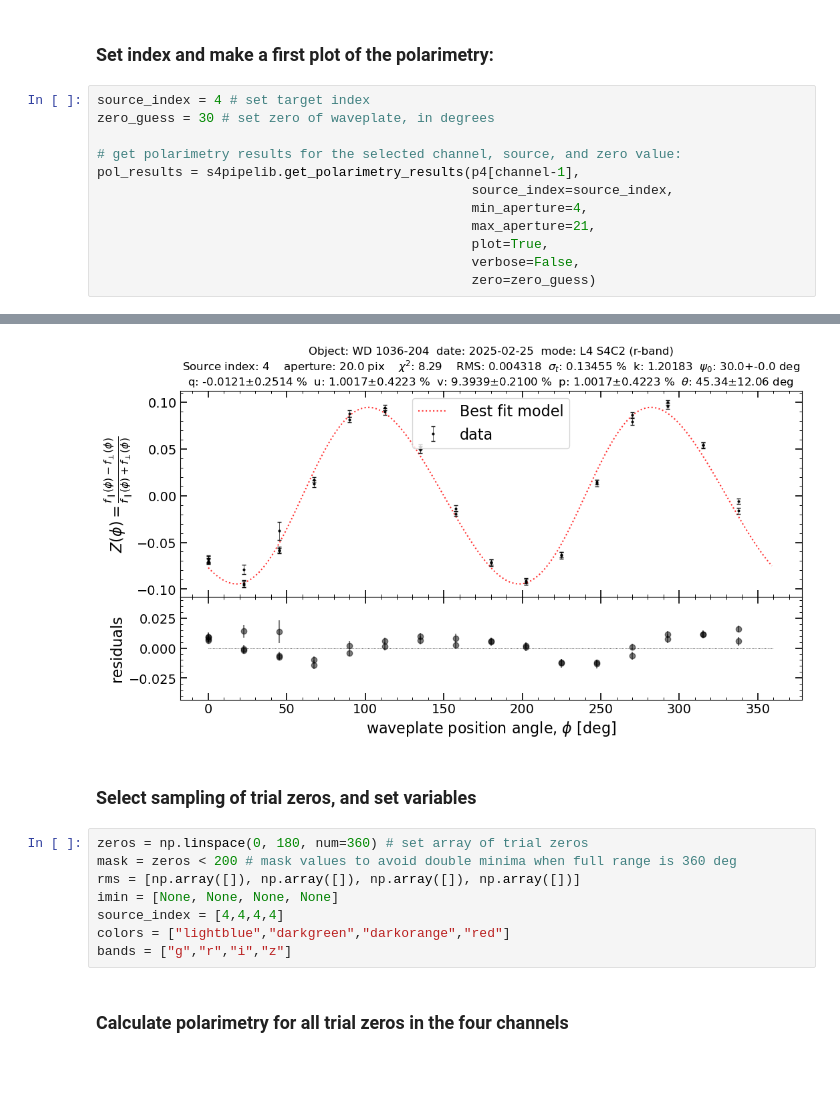
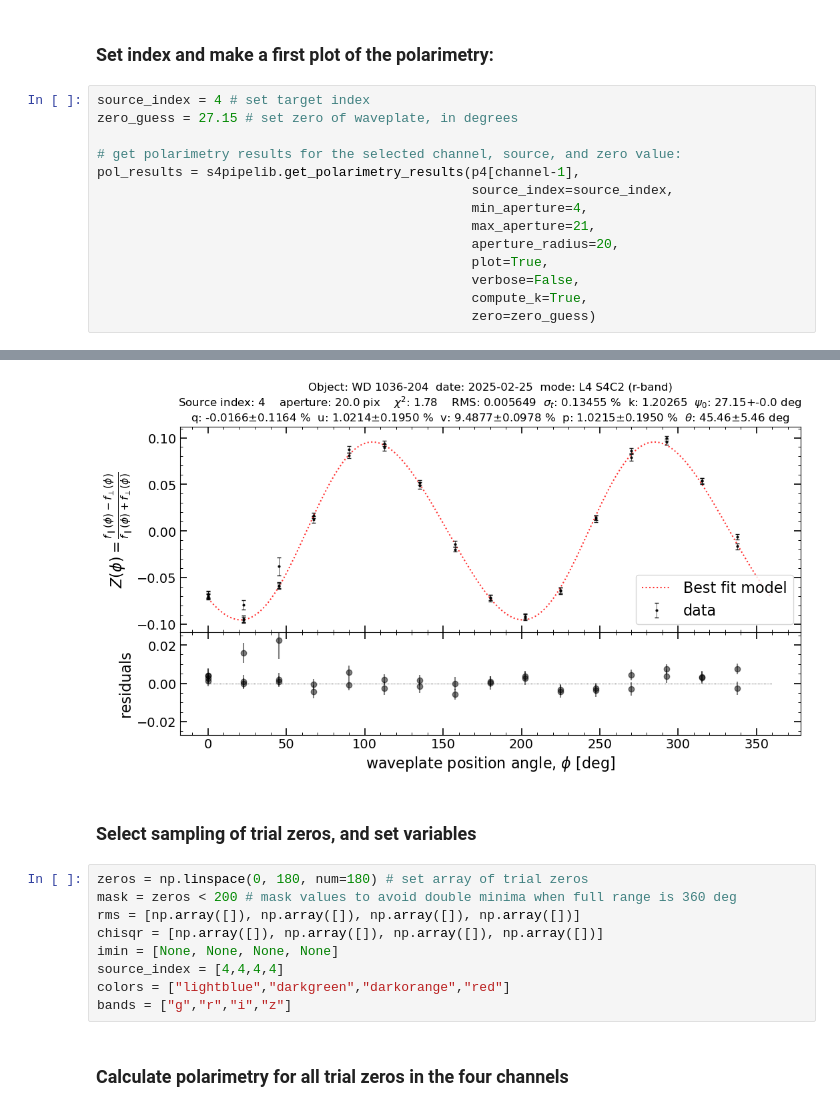
Before and after one commit to edermartioli/sparc4-pipeline, a Jupyter notebook: notebooks/sp4_calibrate_zero_from_circular_std.ipynb, the cells around one changed output, grey strips where cells are left out. Cells and saved outputs as stored; diff of their text form; blank space fills up the shorter version.

```diff
--- a/notebooks/sp4_calibrate_zero_from_circular_std.ipynb
+++ b/notebooks/sp4_calibrate_zero_from_circular_std.ipynb
@@ -49,14 +49,16 @@ s4plt.plot_sci_polar_frame(s4[channel-1])
 ### Set index and make a first plot of the polarimetry:
 # %%
 source_index = 4 # set target index
-zero_guess = 30 # set zero of waveplate, in degrees
+zero_guess = 27.15 # set zero of waveplate, in degrees
 
 # get polarimetry results for the selected channel, source, and zero value:
 pol_results = s4pipelib.get_polarimetry_results(p4[channel-1],
                                                 source_index=source_index,
                                                 min_aperture=4,
                                                 max_aperture=21,
+                                                aperture_radius=20,
                                                 plot=True,
                                                 verbose=False,
+                                                compute_k=True,
                                                 zero=zero_guess)
 # %% [output]
@@ -73,10 +73,11 @@ pol_results = s4pipelib.get_polarimetry_results(p4[channel-1],
-[figure, old version]
+[figure, new version]
 # %% [markdown]
 ### Select sampling of trial zeros, and set variables
 # %%
-zeros = np.linspace(0, 180, num=360) # set array of trial zeros
+zeros = np.linspace(0, 180, num=180) # set array of trial zeros
 mask = zeros < 200 # mask values to avoid double minima when full range is 360 deg
 rms = [np.array([]), np.array([]), np.array([]), np.array([])]
+chisqr = [np.array([]), np.array([]), np.array([]), np.array([])]
 imin = [None, None, None, None]
 source_index = [4,4,4,4]
 colors = ["lightblue","darkgreen","darkorange","red"]
```
Also changed, not shown: parts of 4 cells of this notebook.
